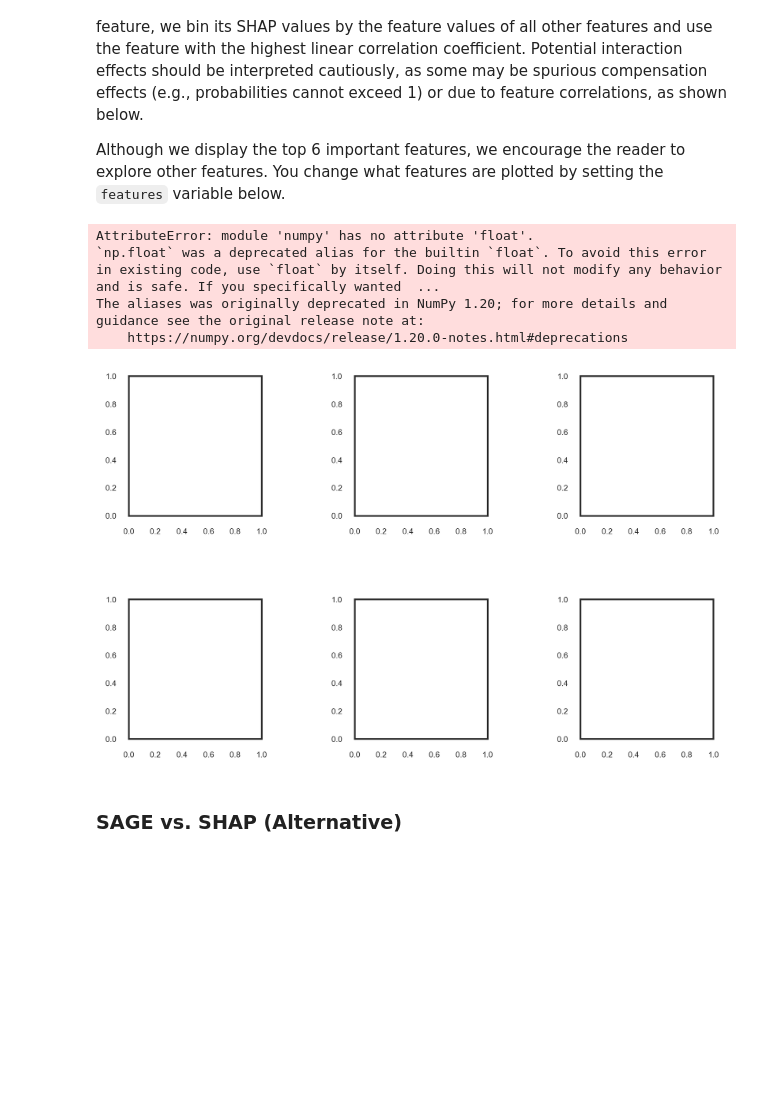
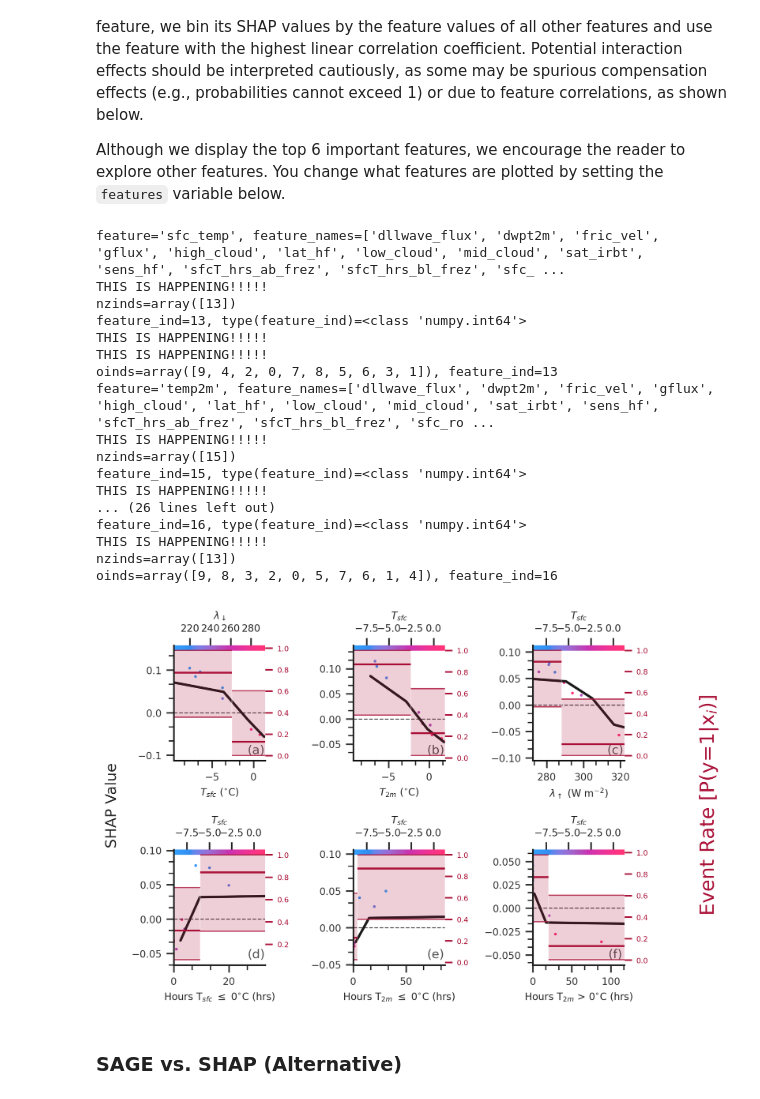
Before and after one commit to monte-flora/explain_tutorial, a Jupyter notebook: src/tutorial_notebooks/Notebook02_Explainability_Tutorial.ipynb, the cells around one changed output. Drawn from its saved outputs; the diff is of its cells as text; code cells hidden in the pictures; blank space fills up the shorter version.

Commit message:
updating tutorial notebooks

```diff
--- a/src/tutorial_notebooks/Notebook02_Explainability_Tutorial.ipynb
+++ b/src/tutorial_notebooks/Notebook02_Explainability_Tutorial.ipynb
@@ -19,8 +26,14 @@ As discussed in the [Chase et al.](https://github.com/ai2es/WAF_ML_Tutorial_Part
 # %%
 import os
 # Set this user paths for where you stored the models and the datasets.
-DATASET         = 'lighning'
-BASE_PATH       = os.getcwd()
+DATASET         = 'road_surface'
+if using_colab():
+    BASE_PATH       = os.getcwd()
+else:
+    # If you are not using Goolge Colab, then you need to define
+    # your own base path where the explainability results will be stored.
+    BASE_PATH = '/work/mflora/explain_tutorial_results'
+
 RESULTS_PATH    = os.path.join(BASE_PATH, 'results')
 DATA_BASE_PATH  = os.path.join(BASE_PATH, 'datasets')
 MODEL_BASE_PATH = os.path.join(BASE_PATH, 'models')
@@ -299,7 +333,13 @@ plotter= PlotStructure(BASE_FONT_SIZE = 16)
 explainer = skexplain.ExplainToolkit(X=X)
 rank = explainer.load(os.path.join(RESULTS_PATH, f'sage_{DATASET}.nc'))
 features = list(rank[f'sage_rankings__{model[0]}'].values[:6])
-vals_df = pd.DataFrame(shap_ds[f'shap_values__{model[0]}'].values, columns=shap_ds.attrs['features'])
+
+# To avoid the IndexError in shap, make sure the type are string and not numpy.str_
+
+features = [str(f) for f in features]
+
+vals_df = pd.DataFrame(shap_ds[f'shap_values__{model[0]}'].values,
+                       columns=shap_ds.attrs['features'])
 
 ylabel = 'SHAP Value'
 
@@ -307,7 +347,7 @@ histdata=X.copy()
 histdata['target'] = y
 fig, axes = explainer.scatter_plot(
                     plot_type = 'dependence',
-                    features=features,
+                    features = features,
                     dataset = shap_ds,
                     method = 'shap',
                     estimator_name = model[0],
@@ -328,38 +368,51 @@ for f, ax in zip(features, axes.flat):
     ax.patch.set_visible(False)
     sns.despine(ax=ax_twin)
     for spine in ax_twin.spines.values():
         spine.set_edgecolor('k')
 
     data = X[f].values.astype(float)
     bin_edges, beta_dist = bayesian_histogram(data, y)
     base_rate = beta_dist.median()#*100.
     centered_base_rate = base_rate-np.mean(base_rate)
     bin_centers = 0.5*(bin_edges[:-1] + bin_edges[1:])
     ax_twin.tick_params(colors='xkcd:rouge')
 
     plot_bayesian_histogram(bin_edges, beta_dist, ax=ax_twin, color = 'xkcd:rouge', label='Event Rate')
 
     ax.plot(ale_data[f'{f}__bin_values'],
                     ale_data[f'{f}__{model[0]}__ale'].values[0], color='k', lw=2.0,
                    label='ALE')
 
     # Add rug plot.
     sns.rugplot(data=X, x=f, ax=ax, lw=0.75, alpha=0.002, height=0.07, color='k')
 
 major_ax = plotter.set_major_axis_labels(fig,
                               xlabel=None,
                               ylabel_right='Event Rate [P(y=1|x$_{i}$)]', title=None,
                               ylabel_right_color = 'xkcd:rouge',
                               labelpad=30,
     )
 
 plt.tight_layout()
 # %% [output]
-AttributeError: module 'numpy' has no attribute 'float'.
-`np.float` was a deprecated alias for the builtin `float`. To avoid this error in existing code, use `float` by itself. Doing this will not modify any behavior and is safe. If you specifically wanted  ...
-The aliases was originally deprecated in NumPy 1.20; for more details and guidance see the original release note at:
-    https://numpy.org/devdocs/release/1.20.0-notes.html#deprecations
+feature='sfc_temp', feature_names=['dllwave_flux', 'dwpt2m', 'fric_vel', 'gflux', 'high_cloud', 'lat_hf', 'low_cloud', 'mid_cloud', 'sat_irbt', 'sens_hf', 'sfcT_hrs_ab_frez', 'sfcT_hrs_bl_frez', 'sfc_ ...
+THIS IS HAPPENING!!!!!
+nzinds=array([13])
+feature_ind=13, type(feature_ind)=<class 'numpy.int64'>
+THIS IS HAPPENING!!!!!
+THIS IS HAPPENING!!!!!
+oinds=array([9, 4, 2, 0, 7, 8, 5, 6, 3, 1]), feature_ind=13
+feature='temp2m', feature_names=['dllwave_flux', 'dwpt2m', 'fric_vel', 'gflux', 'high_cloud', 'lat_hf', 'low_cloud', 'mid_cloud', 'sat_irbt', 'sens_hf', 'sfcT_hrs_ab_frez', 'sfcT_hrs_bl_frez', 'sfc_ro ...
+THIS IS HAPPENING!!!!!
+nzinds=array([15])
+feature_ind=15, type(feature_ind)=<class 'numpy.int64'>
+THIS IS HAPPENING!!!!!
+... (26 lines left out)
+feature_ind=16, type(feature_ind)=<class 'numpy.int64'>
+THIS IS HAPPENING!!!!!
+nzinds=array([13])
+oinds=array([9, 8, 3, 2, 0, 5, 7, 6, 1, 4]), feature_ind=16
-[figure, old version]
+[figure, new version]
 # %% [markdown]
 ### SAGE vs. SHAP (Alternative)
 # %%
```
Also changed, not shown: parts of 11 cells of this notebook, 2 other files.
